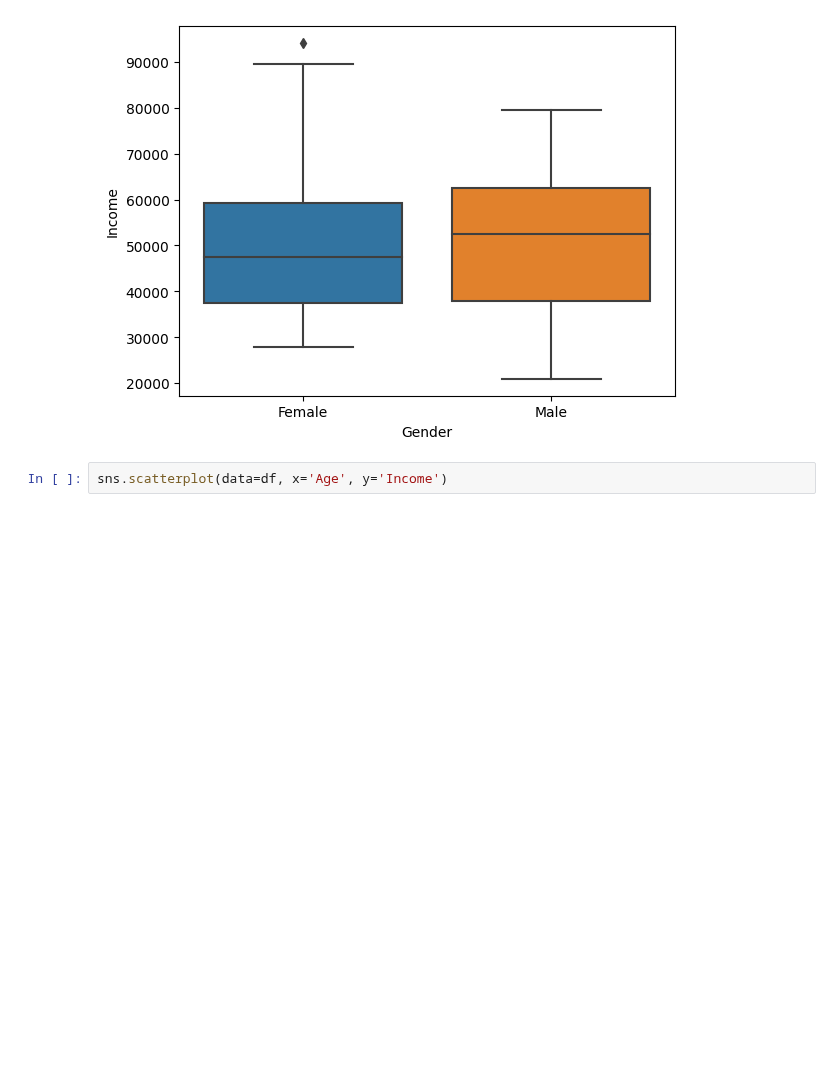
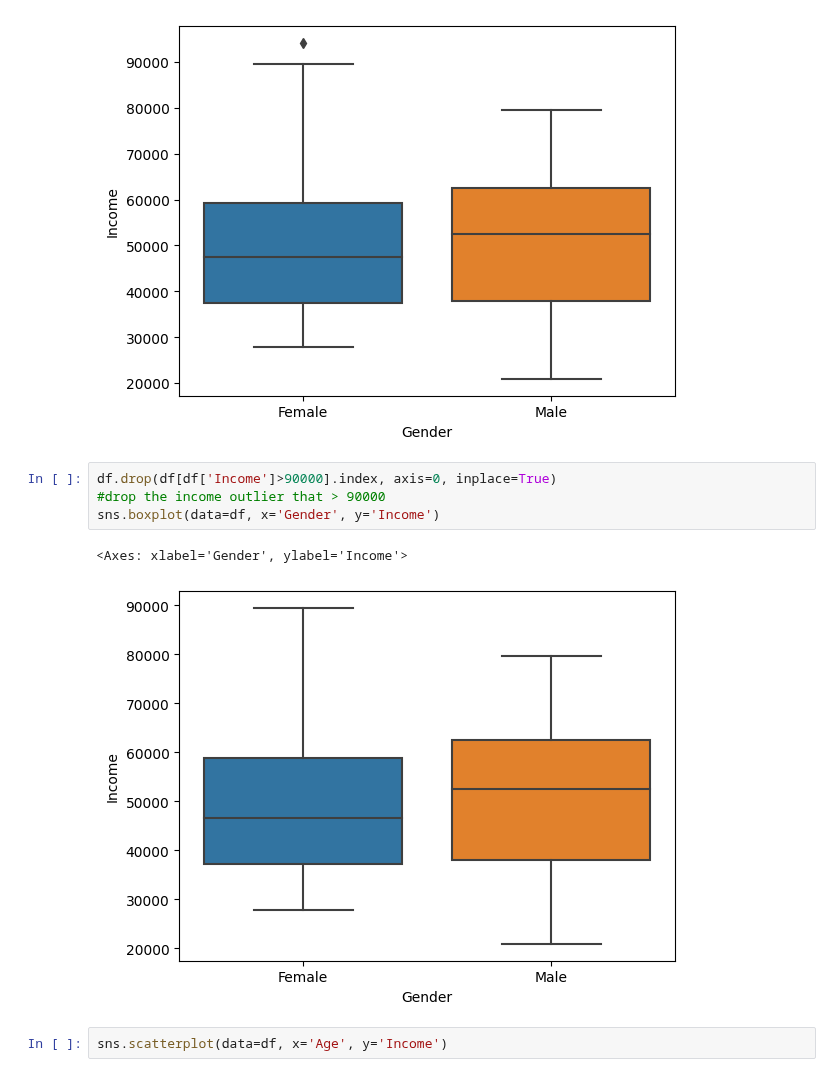
Before and after one commit to LLF00/datascience1, a Jupyter notebook: class_may10.ipynb, the cells around one changed output. Cells and saved outputs as stored; diff of their text form; blank space fills up the shorter version.

```diff
--- a/class_may10.ipynb
+++ b/class_may10.ipynb
@@ -126,6 +129,13 @@ sns.boxplot(data=df, x='Gender', y='Income')
 # %% [output]
 <Axes: xlabel='Gender', ylabel='Income'>
 [figure]
+# %%
+df.drop(df[df['Income']>90000].index, axis=0, inplace=True)
+#drop the income outlier that > 90000
+sns.boxplot(data=df, x='Gender', y='Income')
+# %% [output]
+<Axes: xlabel='Gender', ylabel='Income'>
+[figure, added]
 # %%
 sns.scatterplot(data=df, x='Age', y='Income')
 # %% [output]
```
Also changed, not shown: parts of 24 cells of this notebook, 1 other file.
